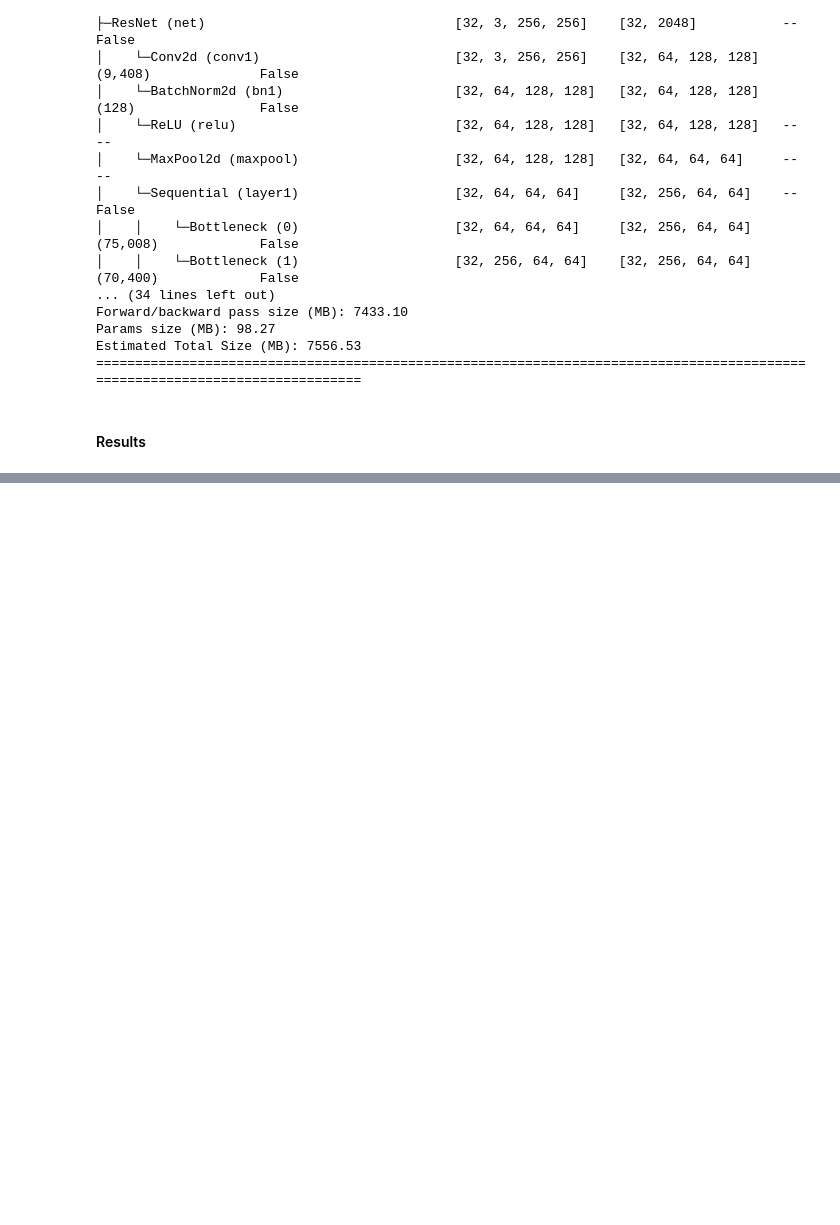
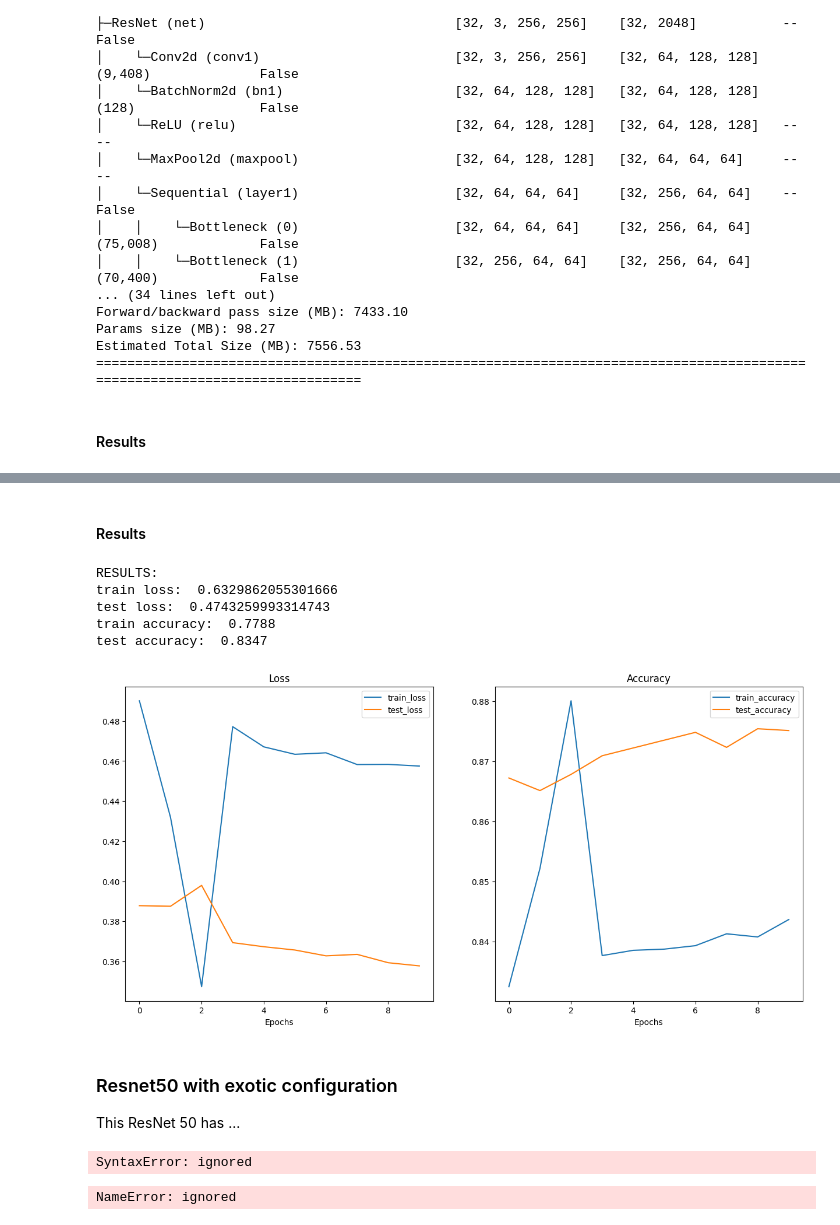
Before and after one commit to wilberquito/AMLProject, a Jupyter notebook: AMLProject_finalnotebook.ipynb, the cells around one changed output, grey strips where cells are left out. Drawn from its saved outputs; the diff is of its cells as text; code cells hidden in the pictures; blank space fills up the shorter version.

```diff
--- a/AMLProject_finalnotebook.ipynb
+++ b/AMLProject_finalnotebook.ipynb
@@ -240,0 +383,37 @@ Estimated Total Size (MB): 7556.53
+# %% [markdown]
+#### Results
+# %%
+amlresnet50_FA = load_model('/content/trained/AMLResnet50_FastAI.pth')
+print_res(amlresnet50_FA)
+# %% [output]
+RESULTS:
+train loss:  0.6329862055301666
+test loss:  0.4743259993314743
+train accuracy:  0.7788
+test accuracy:  0.8347
+[figure, added]
+# %% [markdown]
+### Resnet50 with exotic configuration
+This ResNet 50 has ...
+# %%
+import modular.models as models
+#loading resnet 50
+amlresnet50_exo = models.??
+#transforms that resnet does to data
+amlresnet50_exo.transforms
+# %% [output]
+SyntaxError: ignored
+# %%
+from torchinfo import summary
+
+#We visualize the model structure
+batch_size = 16
+img_size = 256
+summary(model=amlresnet50_exo,
+        input_size=(32, 3, img_size, img_size),
+        col_names=["input_size", "output_size", "num_params", "trainable"],
+        col_width=20,
+        row_settings=["var_names"]
+)
+# %% [output]
+NameError: ignored
```
Also changed, not shown: parts of 38 cells of this notebook.
